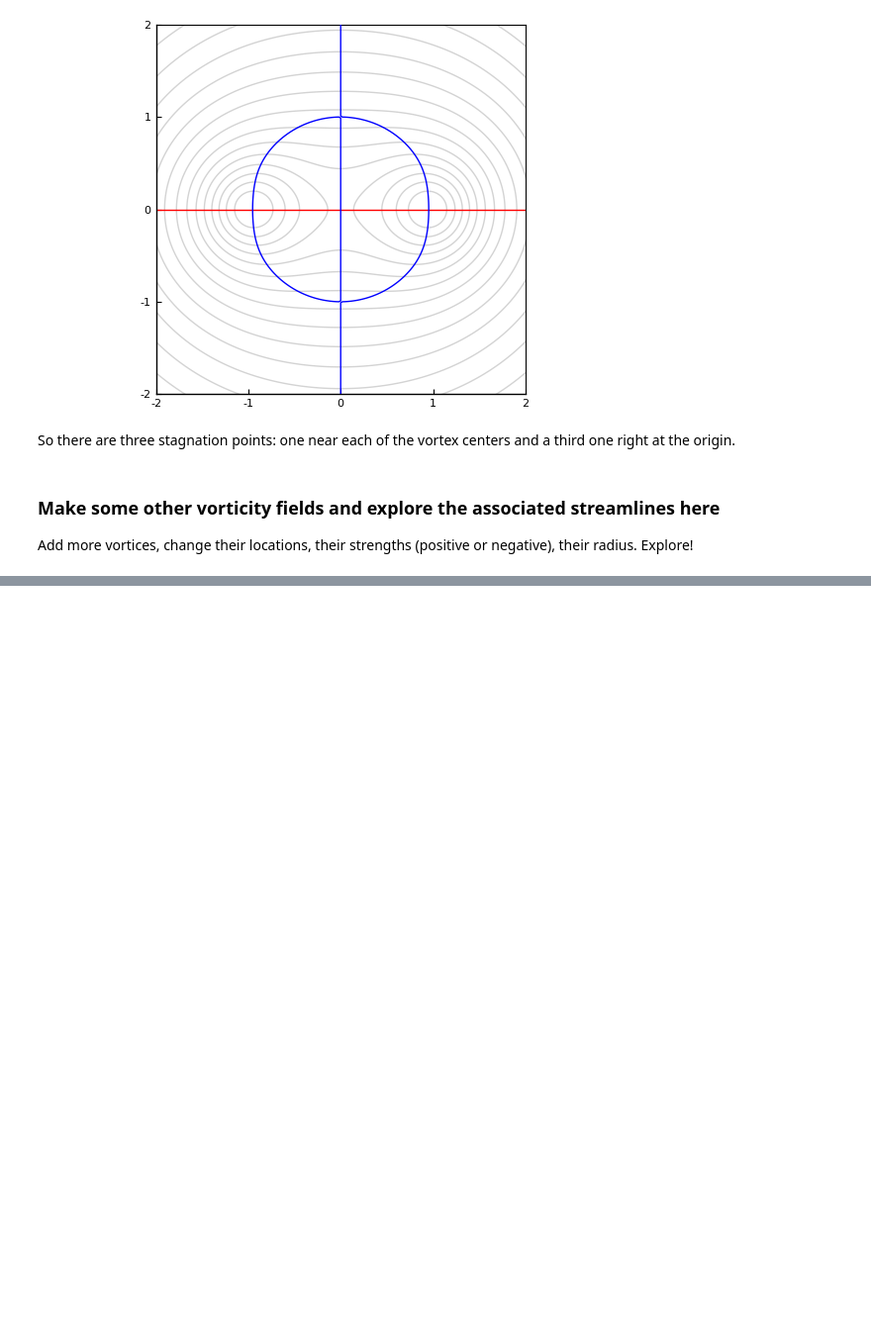
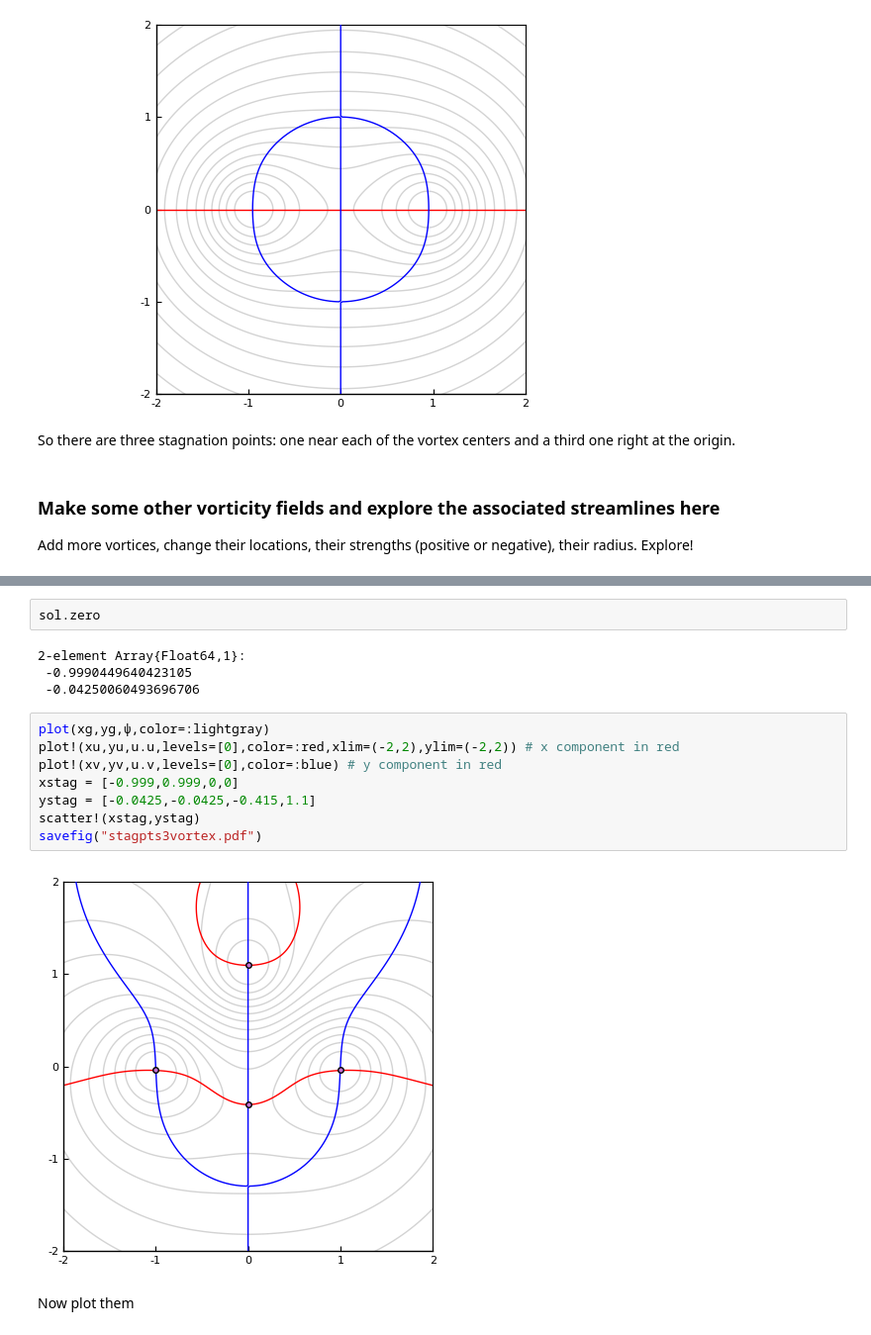
Before and after one commit to UCLAMAEThreads/MAE150A, a Jupyter notebook: 1.3-VorticityAndStreamfunction.ipynb, the cells around one changed output, grey strips where cells are left out. Shown at 99% size. Cells and saved outputs as stored; diff of their text form; blank space fills up the shorter version.

```diff
--- a/1.3-VorticityAndStreamfunction.ipynb
+++ b/1.3-VorticityAndStreamfunction.ipynb
@@ -179,0 +235,18 @@ Add more vortices, change their locations, their strengths (positive or negative
+# %%
+sol.zero
+# %% [output]
+2-element Array{Float64,1}:
+ -0.9990449640423105
+ -0.04250060493696706
+# %%
+plot(xg,yg,ψ,color=:lightgray)
+plot!(xu,yu,u.u,levels=[0],color=:red,xlim=(-2,2),ylim=(-2,2)) # x component in red
+plot!(xv,yv,u.v,levels=[0],color=:blue) # y component in red
+xstag = [-0.999,0.999,0,0]
+ystag = [-0.0425,-0.0425,-0.415,1.1]
+scatter!(xstag,ystag)
+savefig("stagpts3vortex.pdf")
+# %% [output]
+[figure, added]
+# %% [markdown]
+Now plot them
```
Also changed, not shown: parts of 17 cells of this notebook, 4 other files.
